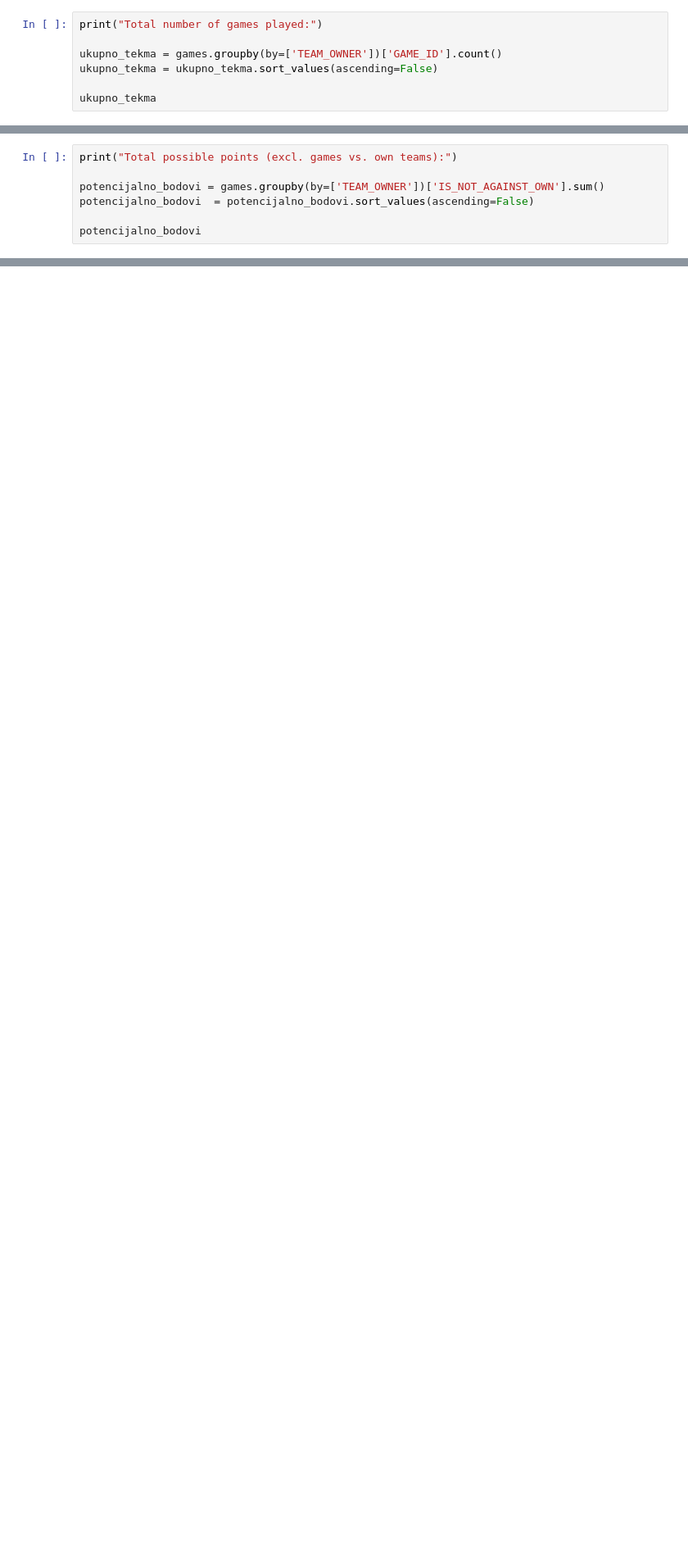
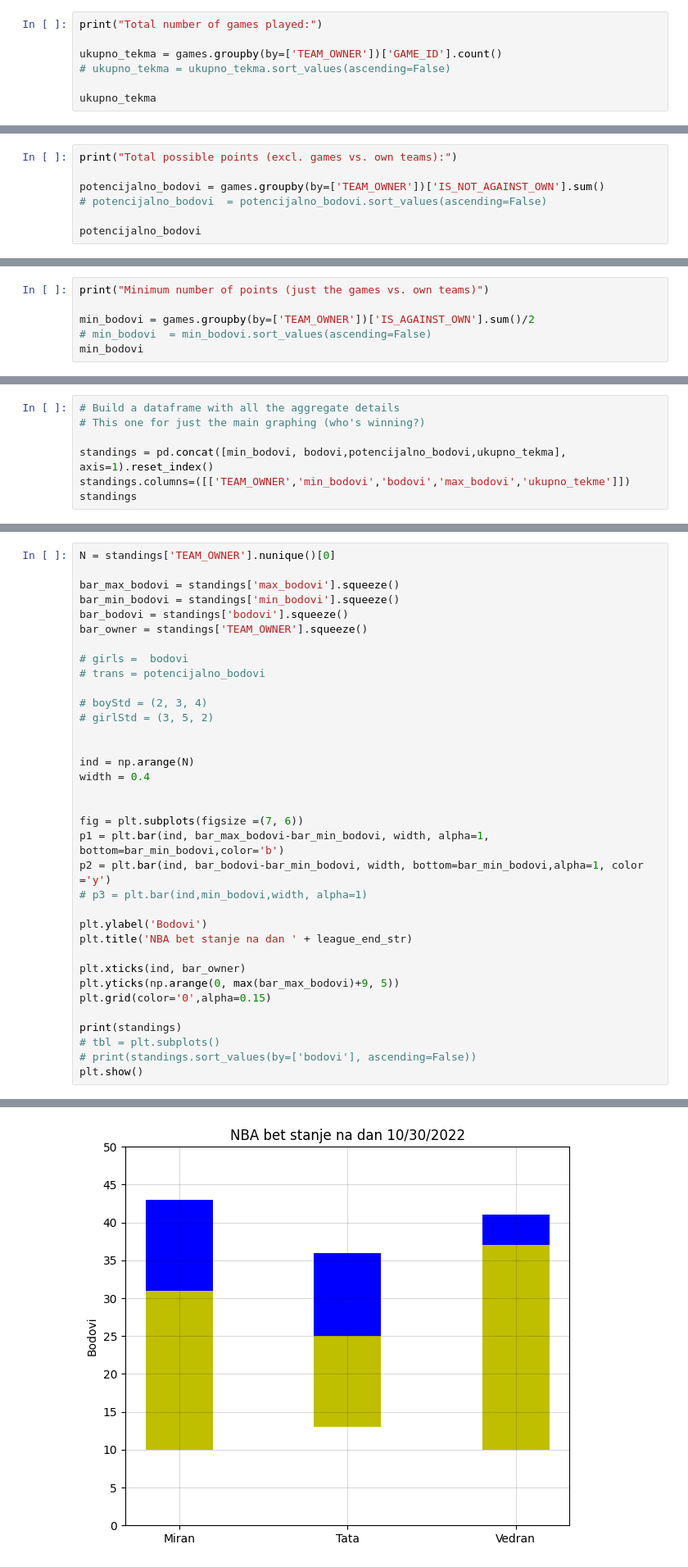
Before and after one commit to vedranbrozovic/NBA_fantasy-tams, a Jupyter notebook: NBA_get_games.ipynb, the cells around one changed output, grey strips where cells are left out. Shown at 82% size. Cells and saved outputs as stored; diff of their text form; blank space fills up the shorter version.

```diff
--- a/NBA_get_games.ipynb
+++ b/NBA_get_games.ipynb
@@ -204,7 +240,7 @@ Name: IS_WIN, dtype: int64
 print("Total number of games played:")
 
 ukupno_tekma = games.groupby(by=['TEAM_OWNER'])['GAME_ID'].count()
-ukupno_tekma = ukupno_tekma.sort_values(ascending=False)
+# ukupno_tekma = ukupno_tekma.sort_values(ascending=False)
 
 ukupno_tekma
 # %% [output]
@@ -218,7 +254,7 @@ Name: GAME_ID, dtype: int64
 print("Total possible points (excl. games vs. own teams):")
 
 potencijalno_bodovi = games.groupby(by=['TEAM_OWNER'])['IS_NOT_AGAINST_OWN'].sum()
-potencijalno_bodovi  = potencijalno_bodovi.sort_values(ascending=False)
+# potencijalno_bodovi  = potencijalno_bodovi.sort_values(ascending=False)
 
 potencijalno_bodovi
 # %% [output]
@@ -230 +266,7 @@ Miran     19
 Name: IS_NOT_AGAINST_OWN, dtype: int64
+# %%
+print("Minimum number of points (just the games vs. own teams)")
+
+min_bodovi = games.groupby(by=['TEAM_OWNER'])['IS_AGAINST_OWN'].sum()/2
+# min_bodovi  = min_bodovi.sort_values(ascending=False)
+min_bodovi
@@ -265,0 +320,7 @@ Name: IS_NOT_AGAINST_OWN, dtype: int64
+# %%
+# Build a dataframe with all the aggregate details
+# This one for just the main graphing (who's winning?)
+
+standings = pd.concat([min_bodovi, bodovi,potencijalno_bodovi,ukupno_tekma], axis=1).reset_index()
+standings.columns=([['TEAM_OWNER','min_bodovi','bodovi','max_bodovi','ukupno_tekme']])
+standings
@@ -265,0 +332,36 @@ Name: IS_NOT_AGAINST_OWN, dtype: int64
+# %%
+N = standings['TEAM_OWNER'].nunique()[0]
+
+bar_max_bodovi = standings['max_bodovi'].squeeze()
+bar_min_bodovi = standings['min_bodovi'].squeeze()
+bar_bodovi = standings['bodovi'].squeeze()
+bar_owner = standings['TEAM_OWNER'].squeeze()
+
+# girls =  bodovi
+# trans = potencijalno_bodovi
+
+# boyStd = (2, 3, 4)
+# girlStd = (3, 5, 2)
+
+
+ind = np.arange(N)
+width = 0.4
+
+
+fig = plt.subplots(figsize =(7, 6))
+p1 = plt.bar(ind, bar_max_bodovi-bar_min_bodovi, width, alpha=1, bottom=bar_min_bodovi,color='b')
+p2 = plt.bar(ind, bar_bodovi-bar_min_bodovi, width, bottom=bar_min_bodovi,alpha=1, color ='y')
+# p3 = plt.bar(ind,min_bodovi,width, alpha=1)
+
+plt.ylabel('Bodovi')
+plt.title('NBA bet stanje na dan ' + league_end_str)
+
+plt.xticks(ind, bar_owner)
+plt.yticks(np.arange(0, max(bar_max_bodovi)+9, 5))
+plt.grid(color='0',alpha=0.15)
+
+print(standings)
+# tbl = plt.subplots()
+# print(standings.sort_values(by=['bodovi'], ascending=False))
+plt.show()
+# %% [output]
@@ -265,0 +372 @@ Name: IS_NOT_AGAINST_OWN, dtype: int64
+[figure, added]
```
Also changed, not shown: parts of 23 cells of this notebook.
